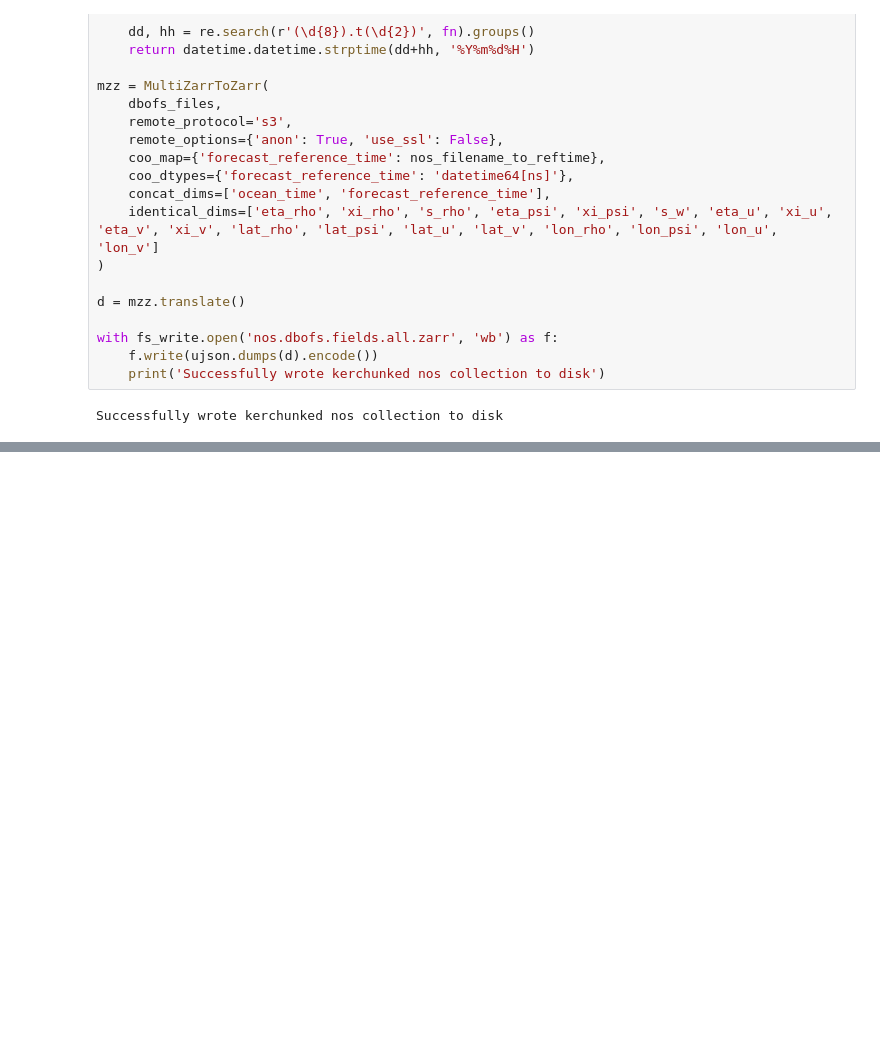
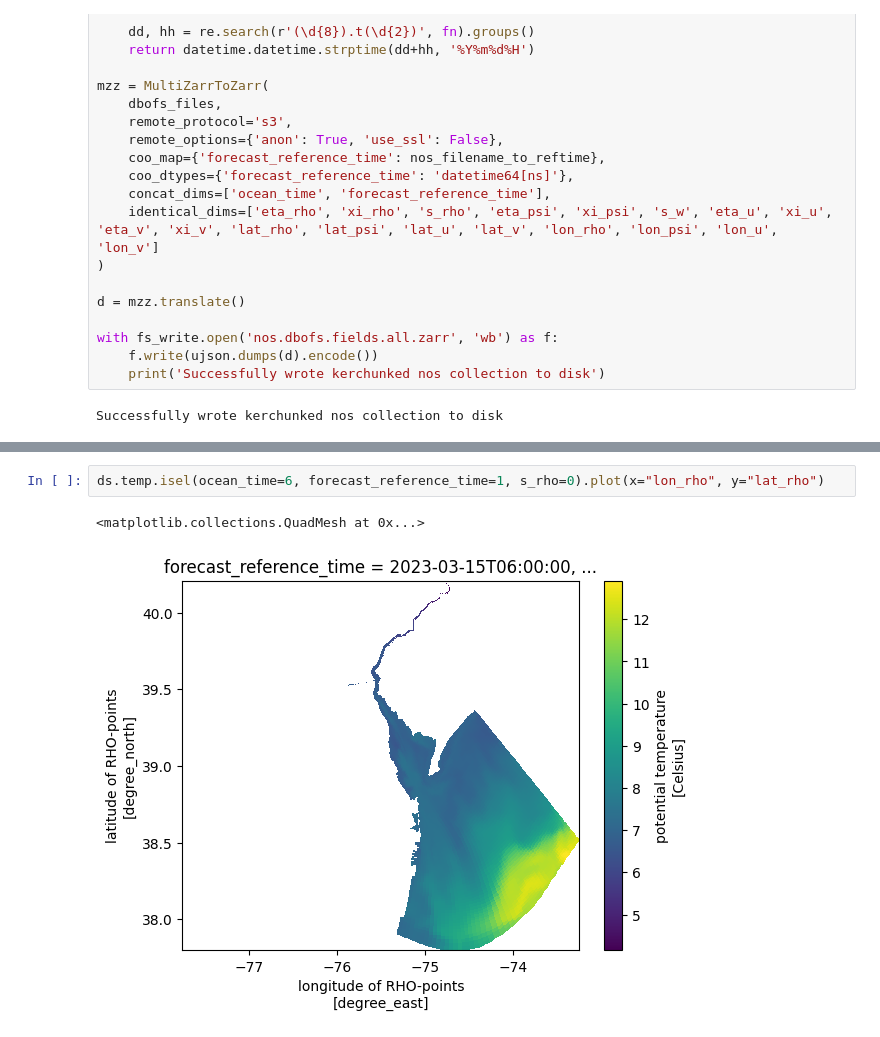
Before and after one commit to mpiannucci/ocean-notebooks, a Jupyter notebook: dbofs_multi.ipynb, the cells around one changed output, grey strips where cells are left out. Cells and saved outputs as stored; diff of their text form; blank space fills up the shorter version.

```diff
--- a/dbofs_multi.ipynb
+++ b/dbofs_multi.ipynb
@@ -85,2 +85,7 @@ Coordinates:
     type:              ROMS/TOMS history file
     var_info:          varinfo.yaml
+# %%
+ds.temp.isel(ocean_time=6, forecast_reference_time=1, s_rho=0).plot(x="lon_rho", y="lat_rho")
+# %% [output]
+<matplotlib.collections.QuadMesh at 0x...>
+[figure, added]
```
Also changed, not shown: parts of 2 cells of this notebook, 1 other file.
